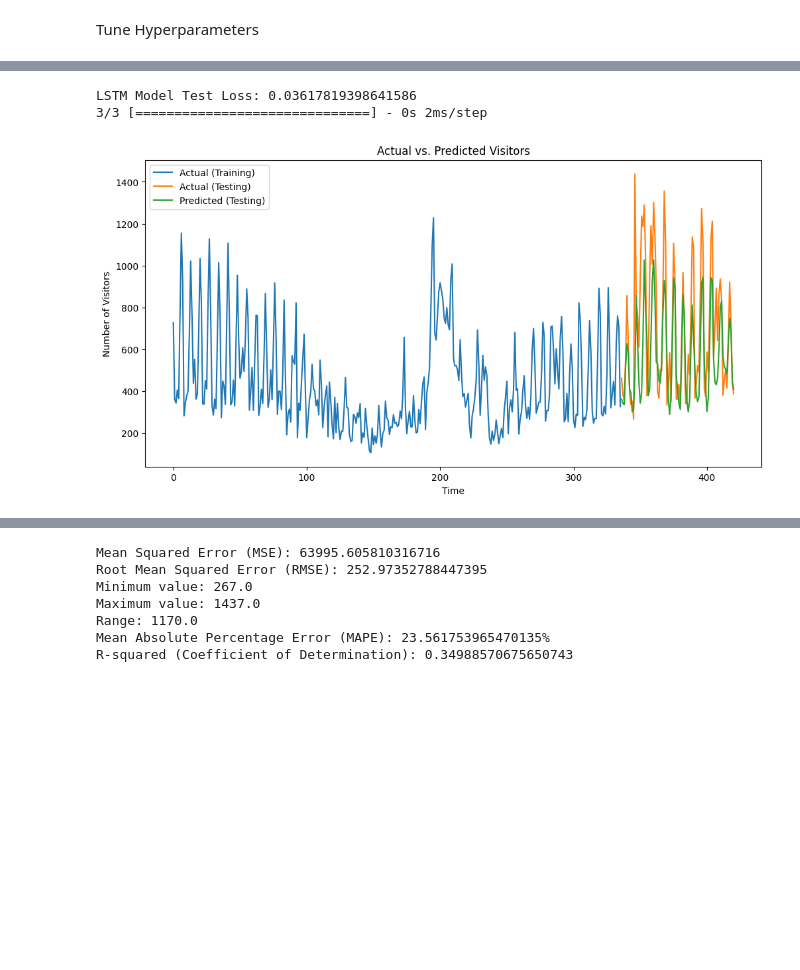
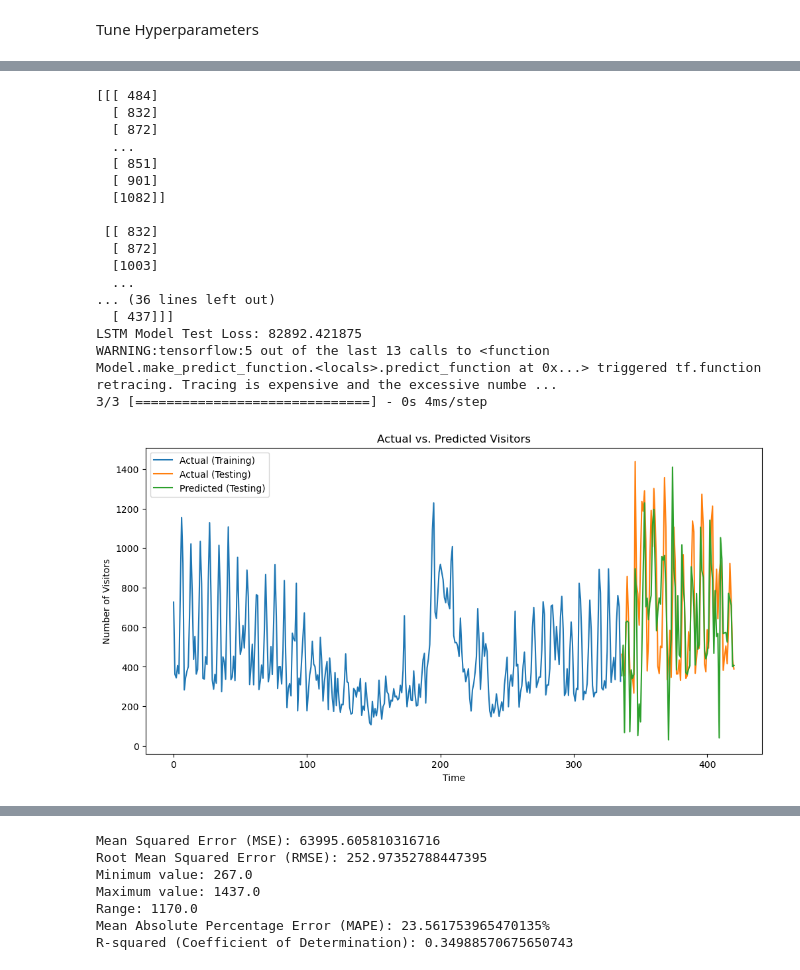
Before and after one commit to Catalin246/cupola-xs, a Jupyter notebook: model/LSTM.ipynb, the cells around one changed output, grey strips where cells are left out. Drawn from its saved outputs; the diff is of its cells as text; code cells hidden in the pictures; blank space fills up the shorter version.

Commit message:
Make cinema prediction.

```diff
--- a/model/LSTM.ipynb
+++ b/model/LSTM.ipynb
@@ -211,5 +276,4 @@ LSTM Model Test Loss: -0.041453856974840164
 # %%
-from sklearn.preprocessing import MinMaxScaler
 from sklearn.model_selection import train_test_split
 from tensorflow.keras.models import Sequential
 from tensorflow.keras.layers import LSTM, Dense
@@ -217,9 +281,7 @@ from tensorflow.keras.optimizers import Adam
 import matplotlib.pyplot as plt
 import numpy as np
 
-# Feature scaling
-scaler = MinMaxScaler()
-scaled_data = scaler.fit_transform(cinema['Visitor'].values.reshape(-1, 1))
+scaled_data = cinema['Visitor'].values.reshape(-1, 1)
 
 # Prepare data for LSTM
 def create_sequences(data, seq_length):
@@ -235,54 +297,73 @@ seq_length = 7
 # Create sequences for LSTM input
 X, y = create_sequences(scaled_data, seq_length)
 
+print(X)
+
 # Split data into training and testing sets
 X_train, X_test, y_train, y_test = train_test_split(X, y, test_size=0.2, shuffle=False)
 
+# Reshape data to fit LSTM input requirements
+X_train = X_train.reshape((X_train.shape[0], X_train.shape[1], 1))
+X_test = X_test.reshape((X_test.shape[0], X_test.shape[1], 1))
+
 # Define LSTM model architecture
+# model = Sequential()
+# model.add(LSTM(50, activation='tanh', return_sequences=True, input_shape=(seq_length, 1)))
+# model.add(LSTM(50, activation='tanh'))
+# model.add(Dense(1))
+
 model = Sequential()
-model.add(LSTM(50, activation='tanh', return_sequences=True, input_shape=(seq_length, 1)))
-model.add(LSTM(50, activation='tanh'))
+model.add(LSTM(50, activation='relu', return_sequences=True, input_shape=(seq_length, 1)))
+model.add(LSTM(50, activation='relu'))
 model.add(Dense(1))
+model.compile(optimizer='adam', loss='mse')
 
 # Define optimizer with learning rate
 optimizer = Adam(learning_rate=0.001)
 
 model.compile(optimizer=optimizer, loss='mse')
 
 # Train the model with specified epochs
 history = model.fit(X_train, y_train, epochs=50, batch_size=32, validation_data=(X_test, y_test), verbose=0)
 
 # Evaluate the model
 loss = model.evaluate(X_test, y_test, verbose=0)
 print(f"LSTM Model Test Loss: {loss}")
 
 # Make predictions
 predictions = model.predict(X_test)
 
-# Inverse scale the predictions
-predictions = scaler.inverse_transform(predictions)
-
-# Inverse scale the actual values for plotting
-actual_values = scaler.inverse_transform(y_test.reshape(-1, 1))
-
 # Plot actual vs. predicted visitor numbers
-y_train_actual = scaler.inverse_transform(y_train.reshape(-1, 1))
-
-train_length = len(y_train_actual)
+train_length = len(y_train)
 
 plt.figure(figsize=(12, 6))
-plt.plot(range(train_length), y_train_actual, label='Actual (Training)')
-plt.plot(range(train_length, train_length+len(actual_values)), actual_values, label='Actual (Testing)')
-plt.plot(range(train_length, train_length+len(predictions)), predictions, label='Predicted (Testing)')
+plt.plot(range(train_length), y_train, label='Actual (Training)')
+plt.plot(range(train_length, train_length + len(y_test)), y_test, label='Actual (Testing)')
+plt.plot(range(train_length, train_length + len(predictions)), predictions.flatten(), label='Predicted (Testing)')
 plt.title('Actual vs. Predicted Visitors')
 plt.xlabel('Time')
 plt.ylabel('Number of Visitors')
 plt.legend()
 plt.show()
 # %% [output]
-LSTM Model Test Loss: 0.03617819398641586
-3/3 [==============================] - 0s 2ms/step
+[[[ 484]
+  [ 832]
+  [ 872]
+  ...
+  [ 851]
+  [ 901]
+  [1082]]
+
+ [[ 832]
+  [ 872]
+  [1003]
+  ...
+... (36 lines left out)
+  [ 437]]]
+LSTM Model Test Loss: 82892.421875
+WARNING:tensorflow:5 out of the last 13 calls to <function Model.make_predict_function.<locals>.predict_function at 0x...> triggered tf.function retracing. Tracing is expensive and the excessive numbe ...
+3/3 [==============================] - 0s 4ms/step
-[figure, old version]
+[figure, new version]
 # %%
 import numpy as np
 from sklearn.metrics import mean_squared_error, r2_score
```
Also changed, not shown: parts of 4 cells of this notebook, 7 other files.
